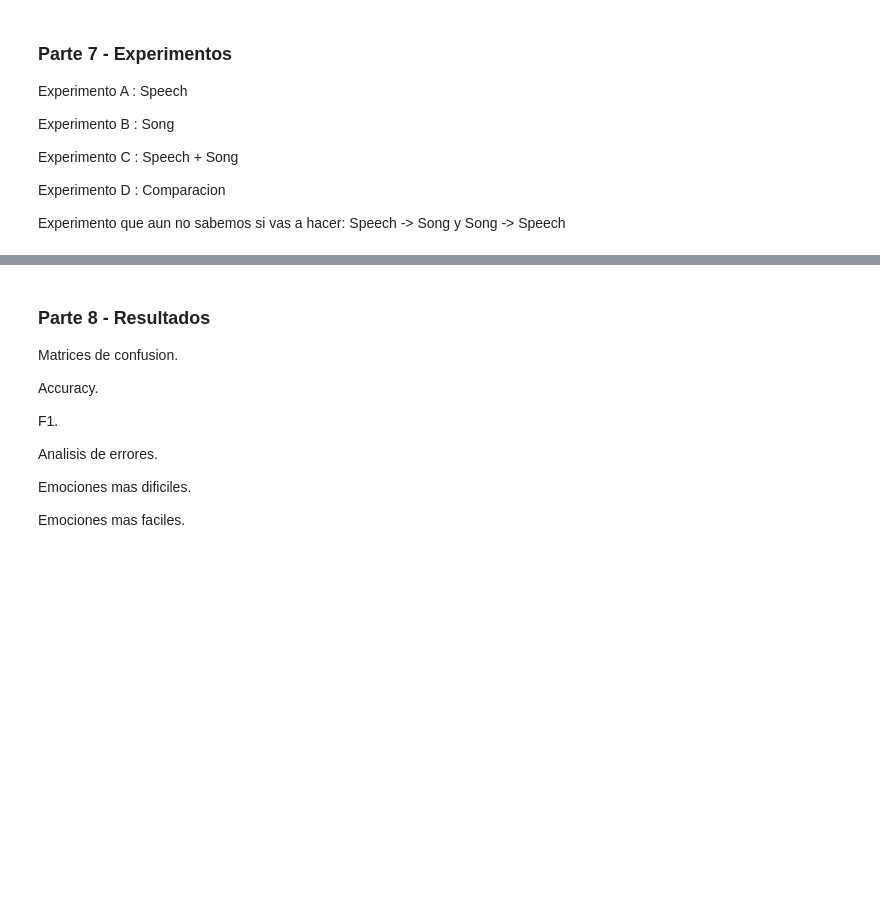
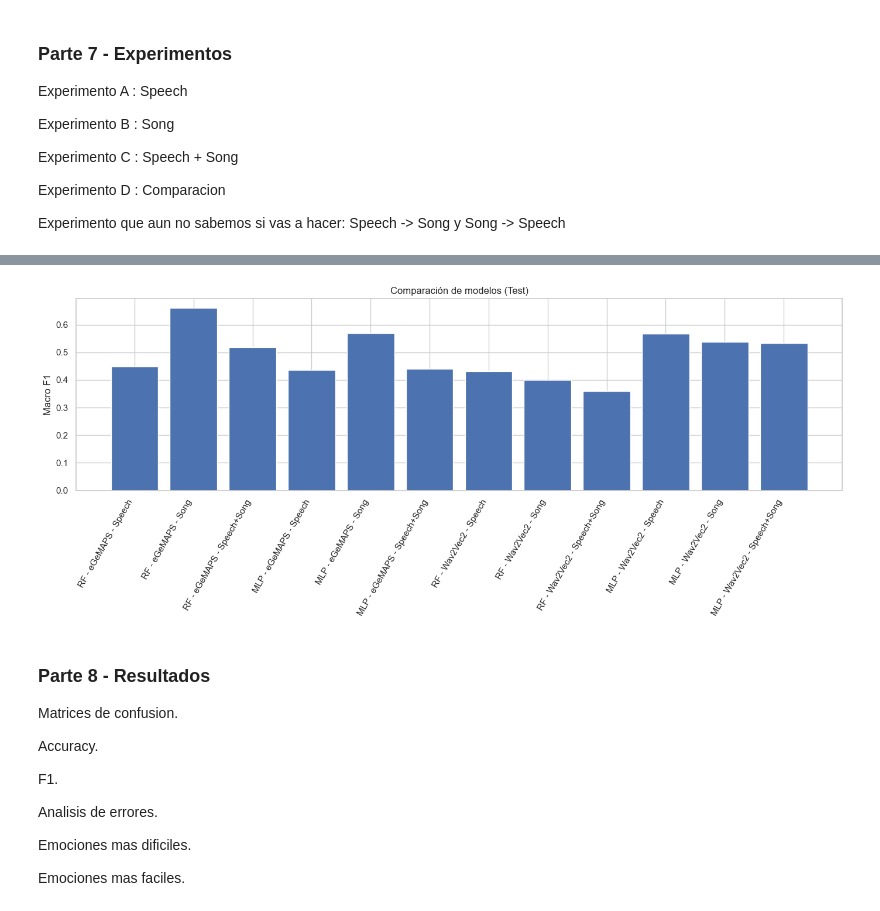
Before and after one commit to pjuls/Proyecto-Final---ML, a Jupyter notebook: notebooks/00_proyecto_final.ipynb, the cells around one changed output, grey strips where cells are left out. Saved outputs shown, nothing was run; the diff lists cells and outputs as text; code cells hidden in the pictures; blank space fills up the shorter version.

```diff
--- a/notebooks/00_proyecto_final.ipynb
+++ b/notebooks/00_proyecto_final.ipynb
@@ -918,3 +1502,26 @@ Experimento que aun no sabemos si vas a hacer: Speech -> Song y Song -> Speech
+# %%
+
+resumen = []
+
+for nombre, metricas in todas_las_metricas.items():
+    resumen.append({
+        "Modelo": nombre,
+        "Accuracy": metricas.loc["test", "accuracy"],
+        "Macro F1": metricas.loc["test", "macro_f1"],
+    })
+
+resumen = pd.DataFrame(resumen)
+
+plt.figure(figsize=(14,6))
+plt.bar(resumen["Modelo"], resumen["Macro F1"])
+
+plt.xticks(rotation=60, ha="right")
+plt.ylabel("Macro F1")
+plt.title("Comparación de modelos (Test)")
+plt.tight_layout()
+plt.show()
+# %% [output]
+[figure, added]
 # %% [markdown]
 ### Parte 8 - Resultados
 Matrices de confusion.
```
Also changed, not shown: parts of 16 cells of this notebook, 8 other files.
